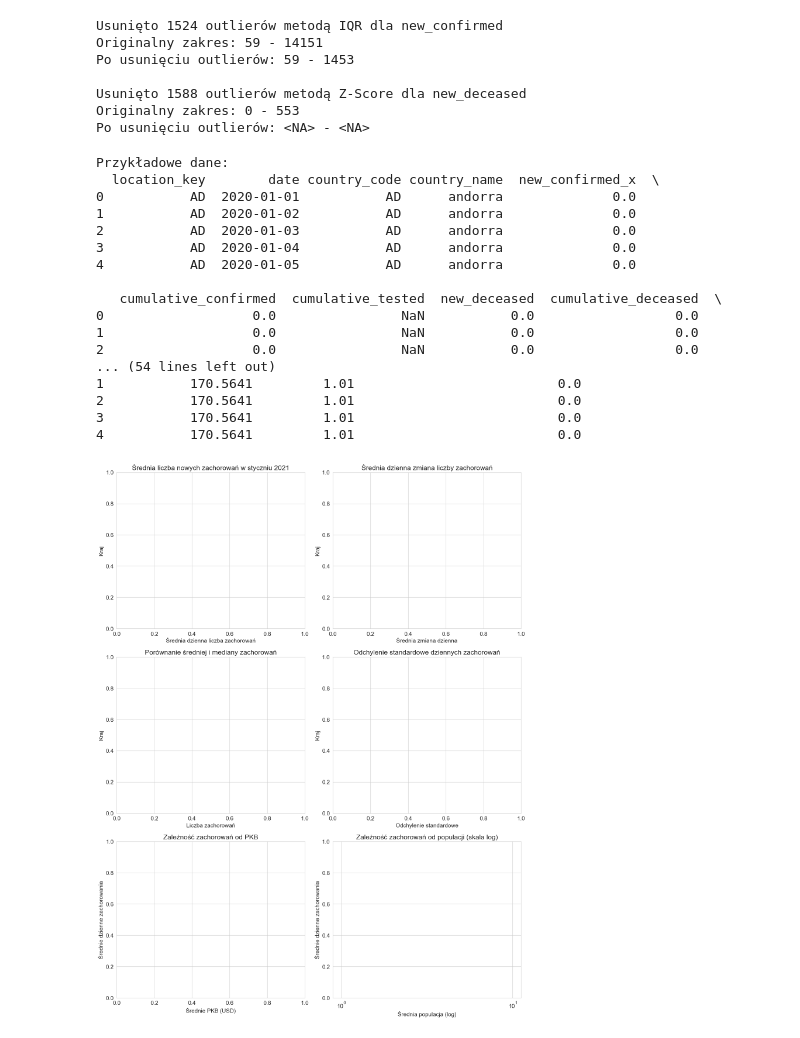
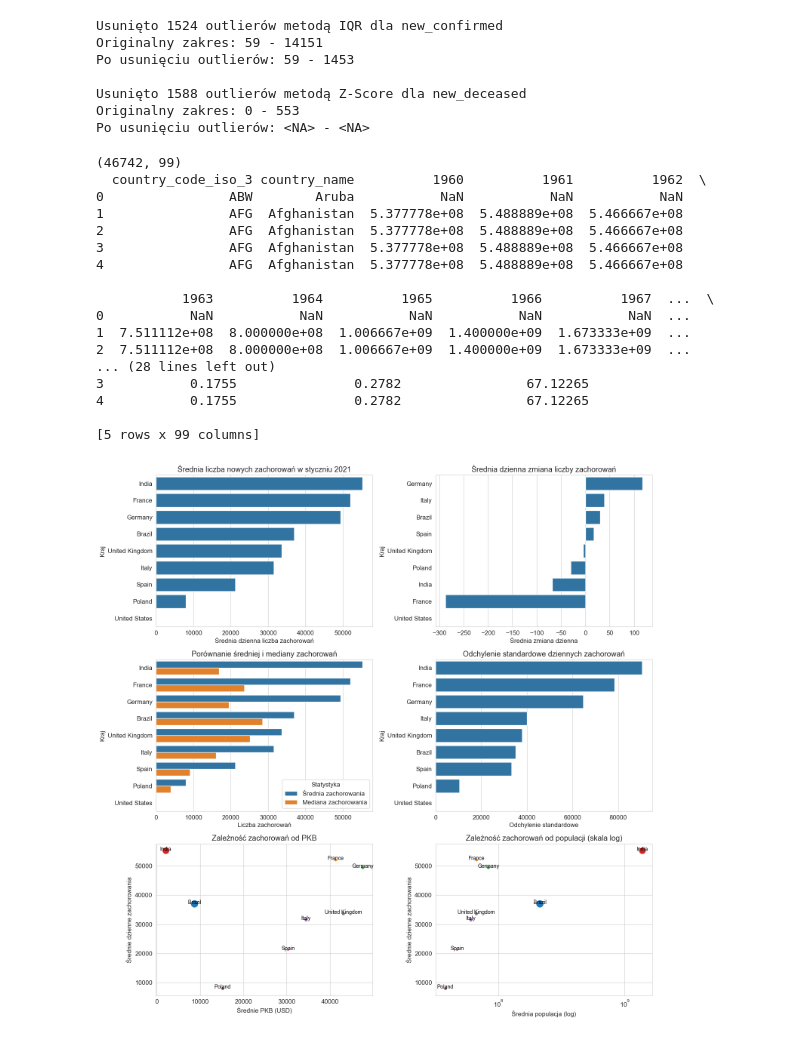
Before and after one commit to kasiap556/bigdata, a Jupyter notebook: main.ipynb, the cells around one changed output. Drawn from its saved outputs; the diff is of its cells as text; code cells hidden in the pictures.

```diff
--- a/main.ipynb
+++ b/main.ipynb
@@ -224,42 +158,44 @@ Originalny zakres: 0 - 553
 Po usunięciu outlierów: <NA> - <NA>
 # %%
 #3
-df = pd.read_csv("6.0_combined_covid_world_gdp_data.csv")
+df = pd.read_csv("poziom1.csv")
 
 selected_countries = ['United States', 'India', 'Brazil', 'Russia', 'United Kingdom',
                      'France', 'Germany', 'Italy', 'Spain', 'Poland']
 
-print("Przykładowe dane:")
+print(df.shape)
 print(df.head())
 
-df = df[(df['date'] >= '2021-01-01') &
-        (df['date'] <= '2021-01-31') &
-        (df['country_name'].isin(selected_countries))
+# (df['date'] >= '2021-01-01') &
+#         (df['date'] <= '2021-01-31') &
+
+df = df[
+        df['country_name'].isin(selected_countries)
 ]
 
 # Obliczenia statystyczne
 # 3.1 Średnie wartości
-mean_stats = df.groupby('country_name')[['new_confirmed_x', 'new_deceased', 'new_persons_vaccinated']].mean().reset_index()
+mean_stats = df.groupby('country_name')[['new_confirmed', 'new_deceased', 'new_persons_vaccinated']].mean().reset_index()
 mean_stats.columns = ['Country', 'Średnia zachorowania', 'Średnia zgony', 'Średnia szczepienia']
 
 # 3.2 Średnia zmiana wartości (dzienna)
-change_stats = df.groupby('country_name')[['new_confirmed_x', 'new_deceased', 'new_persons_vaccinated']].diff().groupby(df['country_name']).mean().reset_index()
+change_stats = df.groupby('country_name')[['new_confirmed', 'new_deceased', 'new_persons_vaccinated']].diff().groupby(df['country_name']).mean().reset_index()
 change_stats.columns = ['Country', 'Średnia zmiana zachorowania', 'Średnia zmiana zgonów', 'Średnia zmiana szczepień']
 
 # 3.3 Mediana
-median_stats = df.groupby('country_name')[['new_confirmed_x', 'new_deceased', 'new_persons_vaccinated']].median().reset_index()
+median_stats = df.groupby('country_name')[['new_confirmed', 'new_deceased', 'new_persons_vaccinated']].median().reset_index()
 median_stats.columns = ['Country', 'Mediana zachorowania', 'Mediana zgony', 'Mediana szczepienia']
 
 # 3.4 Odchylenie standardowe
-std_stats = df.groupby('country_name')[['new_confirmed_x', 'new_deceased', 'new_persons_vaccinated']].std().reset_index()
+std_stats = df.groupby('country_name')[['new_confirmed', 'new_deceased', 'new_persons_vaccinated']].std().reset_index()
 std_stats.columns = ['Country', 'Odchylenie zachorowania', 'Odchylenie zgony', 'Odchylenie szczepienia']
 
 # 3.5 Statystyki z PKB
 gdp_stats = df.groupby('country_name').agg({
-    'new_confirmed_x': ['min', 'mean', 'max'],
+    'new_confirmed': ['min', 'mean', 'max'],
     'new_deceased': ['min', 'mean', 'max'],
     'new_persons_vaccinated': ['min', 'mean', 'max'],
-    'gdp_usd': 'mean'
+    'gdp_per_capita_usd': 'mean'
 }).reset_index()
 gdp_stats.columns = ['Country', 'Min zachorowania', 'Śr zachorowania', 'Max zachorowania',
                     'Min zgony', 'Śr zgony', 'Max zgony',
@@ -268,7 +204,7 @@ gdp_stats.columns = ['Country', 'Min zachorowania', 'Śr zachorowania', 'Max zac
 
 # 3.6 Statystyki z populacją
 pop_stats = df.groupby('country_name').agg({
-    'new_confirmed_x': ['min', 'mean', 'max'],
+    'new_confirmed': ['min', 'mean', 'max'],
     'new_deceased': ['min', 'mean', 'max'],
     'new_persons_vaccinated': ['min', 'mean', 'max'],
     'population': 'mean'
@@ -279,19 +215,19 @@ pop_stats.columns = ['Country', 'Min zachorowania', 'Śr zachorowania', 'Max zac
                     'Śr populacja']
 
 # Wizualizacje
-plt.figure(figsize=(15, 25))
+plt.figure(figsize=(15, 15))
 sns.set_style("whitegrid")
-plt.rcParams.update({'font.size': 14})
+plt.rcParams.update({'font.size': 12})
 
 # 3.1 Wykres średnich zachorowań
-plt.subplot(4, 2, 1)
+plt.subplot(3, 2, 1)
 sns.barplot(x='Średnia zachorowania', y='Country', data=mean_stats.sort_values('Średnia zachorowania', ascending=False))
 plt.title('Średnia liczba nowych zachorowań w styczniu 2021')
 plt.xlabel('Średnia dzienna liczba zachorowań')
 plt.ylabel('Kraj')
 
 # 3.2 Wykres średnich zmian (przyrostów dziennych)
-plt.subplot(4, 2, 2)
+plt.subplot(3, 2, 2)
 sns.barplot(x='Średnia zmiana zachorowania', y='Country',
            data=change_stats.sort_values('Średnia zmiana zachorowania', ascending=False))
 plt.title('Średnia dzienna zmiana liczby zachorowań')
@@ -299,7 +235,7 @@ plt.xlabel('Średnia zmiana dzienna')
 plt.ylabel('Kraj')
 
 # 3.3 Porównanie średniej i mediany
-plt.subplot(4, 2, 3)
+plt.subplot(3, 2, 3)
 mean_median = pd.melt(mean_stats.merge(median_stats, on='Country'),
                      id_vars=['Country'],
                      value_vars=['Średnia zachorowania', 'Mediana zachorowania'],
@@ -311,7 +247,7 @@ plt.xlabel('Liczba zachorowań')
 plt.ylabel('Kraj')
 
 # 3.4 Odchylenie standardowe
-plt.subplot(4, 2, 4)
+plt.subplot(3, 2, 4)
 sns.barplot(x='Odchylenie zachorowania', y='Country',
            data=std_stats.sort_values('Odchylenie zachorowania', ascending=False))
 plt.title('Odchylenie standardowe dziennych zachorowań')
@@ -319,7 +255,7 @@ plt.xlabel('Odchylenie standardowe')
 plt.ylabel('Kraj')
 
 # 3.5 Zależność od PKB
-plt.subplot(4, 2, 5)
+plt.subplot(3, 2, 5)
 sns.scatterplot(x='Śr PKB', y='Śr zachorowania', size='Śr zgony', hue='Country',
                data=gdp_stats, sizes=(20, 200), legend=False)
 plt.title('Zależność zachorowań od PKB')
@@ -327,48 +263,48 @@ plt.xlabel('Średnie PKB (USD)')
 plt.ylabel('Średnie dzienne zachorowania')
 for line in range(0, gdp_stats.shape[0]):
     plt.text(gdp_stats['Śr PKB'][line], gdp_stats['Śr zachorowania'][line],
             gdp_stats['Country'][line], horizontalalignment='center',
             size='small', color='black')
 
 # 3.6 Zależność od populacji
-plt.subplot(4, 2, 6)
+plt.subplot(3, 2, 6)
 sns.scatterplot(x='Śr populacja', y='Śr zachorowania', size='Śr zgony', hue='Country',
                data=pop_stats, sizes=(20, 200), legend=False)
 plt.xscale('log')
 plt.title('Zależność zachorowań od populacji (skala log)')
 plt.xlabel('Średnia populacja (log)')
 plt.ylabel('Średnie dzienne zachorowania')
 for line in range(0, pop_stats.shape[0]):
     plt.text(pop_stats['Śr populacja'][line], pop_stats['Śr zachorowania'][line],
             pop_stats['Country'][line], horizontalalignment='center',
             size='small', color='black')
 
 plt.tight_layout()
 plt.show()
 
 # # Analiza wyników
 # print("\nPodsumowanie statystyczne:")
 # print(f"1. Kraj z najwyższą średnią zachorowań: {mean_stats.loc[mean_stats['Średnia zachorowania'].idxmax(), 'Country']}")
 # print(f"2. Kraj z najniższym odchyleniem standardowym: {std_stats.loc[std_stats['Odchylenie zachorowania'].idxmin(), 'Country']}")
 # print(f"3. Największa różnica między średnią a medianą: {mean_median.groupby('Country')['Wartość'].apply(lambda x: x.max() - x.min()).idxmax()}")
 # print("4. W krajach o wyższym PKB obserwujemy generalnie wyższe średnie dzienne zachorowania")
 # print("5. Istnieje widoczna korelacja między wielkością populacji a liczbą zachorowań")
 # %% [output]
-Przykładowe dane:
-  location_key        date country_code country_name  new_confirmed_x  \
-0           AD  2020-01-01           AD      andorra              0.0
-1           AD  2020-01-02           AD      andorra              0.0
-2           AD  2020-01-03           AD      andorra              0.0
-3           AD  2020-01-04           AD      andorra              0.0
-4           AD  2020-01-05           AD      andorra              0.0
+(46742, 99)
+  country_code_iso_3 country_name          1960          1961          1962  \
+0                ABW        Aruba           NaN           NaN           NaN
+1                AFG  Afghanistan  5.377778e+08  5.488889e+08  5.466667e+08
+2                AFG  Afghanistan  5.377778e+08  5.488889e+08  5.466667e+08
+3                AFG  Afghanistan  5.377778e+08  5.488889e+08  5.466667e+08
+4                AFG  Afghanistan  5.377778e+08  5.488889e+08  5.466667e+08
 
-   cumulative_confirmed  cumulative_tested  new_deceased  cumulative_deceased  \
-0                   0.0                NaN           0.0                  0.0
-1                   0.0                NaN           0.0                  0.0
-2                   0.0                NaN           0.0                  0.0
-... (54 lines left out)
-1           170.5641         1.01                          0.0
-2           170.5641         1.01                          0.0
-3           170.5641         1.01                          0.0
-4           170.5641         1.01                          0.0
+           1963          1964          1965          1966          1967  ...  \
+0           NaN           NaN           NaN           NaN           NaN  ...
+1  7.511112e+08  8.000000e+08  1.006667e+09  1.400000e+09  1.673333e+09  ...
+2  7.511112e+08  8.000000e+08  1.006667e+09  1.400000e+09  1.673333e+09  ...
+... (28 lines left out)
+3           0.1755               0.2782                67.12265
+4           0.1755               0.2782                67.12265
+
+[5 rows x 99 columns]
-[figure, old version]
+[figure, new version]
```
Also changed, not shown: parts of 5 cells of this notebook.
